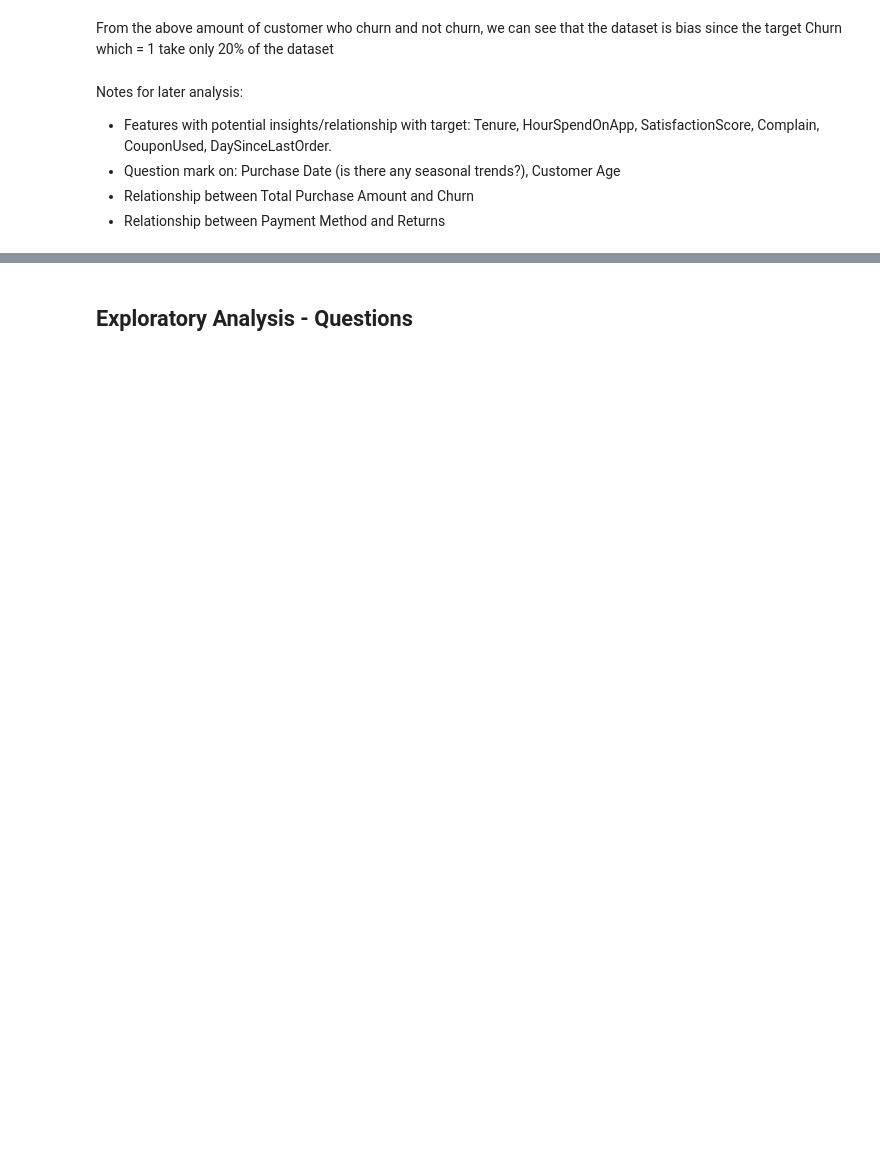
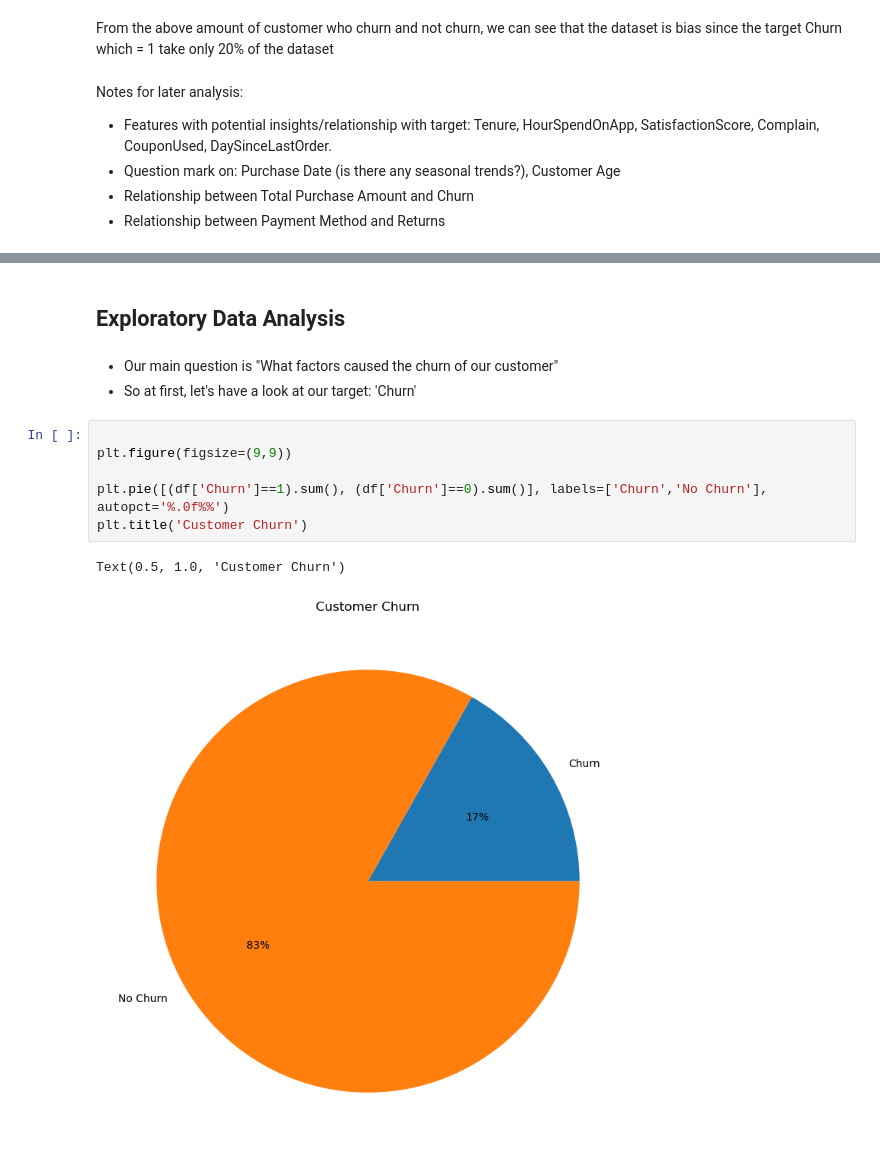
Before and after one commit to AgentMajin/Data-Analysis-Project, a Jupyter notebook: Analysis-Notebook.ipynb, the cells around one changed output, grey strips where cells are left out. Saved outputs shown, nothing was run; the diff lists cells and outputs as text; blank space fills up the shorter version.

```diff
--- a/Analysis-Notebook.ipynb
+++ b/Analysis-Notebook.ipynb
@@ -136,2 +162,14 @@ Notes for later analysis:
 # %% [markdown]
-## Exploratory Analysis - Questions
+## Exploratory Data Analysis
+# %% [markdown]
+- Our main question is "What factors caused the churn of our customer"
+- So at first, let's have a look at our target: 'Churn'
+# %%
+
+plt.figure(figsize=(9,9))
+
+plt.pie([(df['Churn']==1).sum(), (df['Churn']==0).sum()], labels=['Churn','No Churn'], autopct='%.0f%%')
+plt.title('Customer Churn')
+# %% [output]
+Text(0.5, 1.0, 'Customer Churn')
+[figure, added]
```
Also changed, not shown: parts of 25 cells of this notebook, 1 other file.
